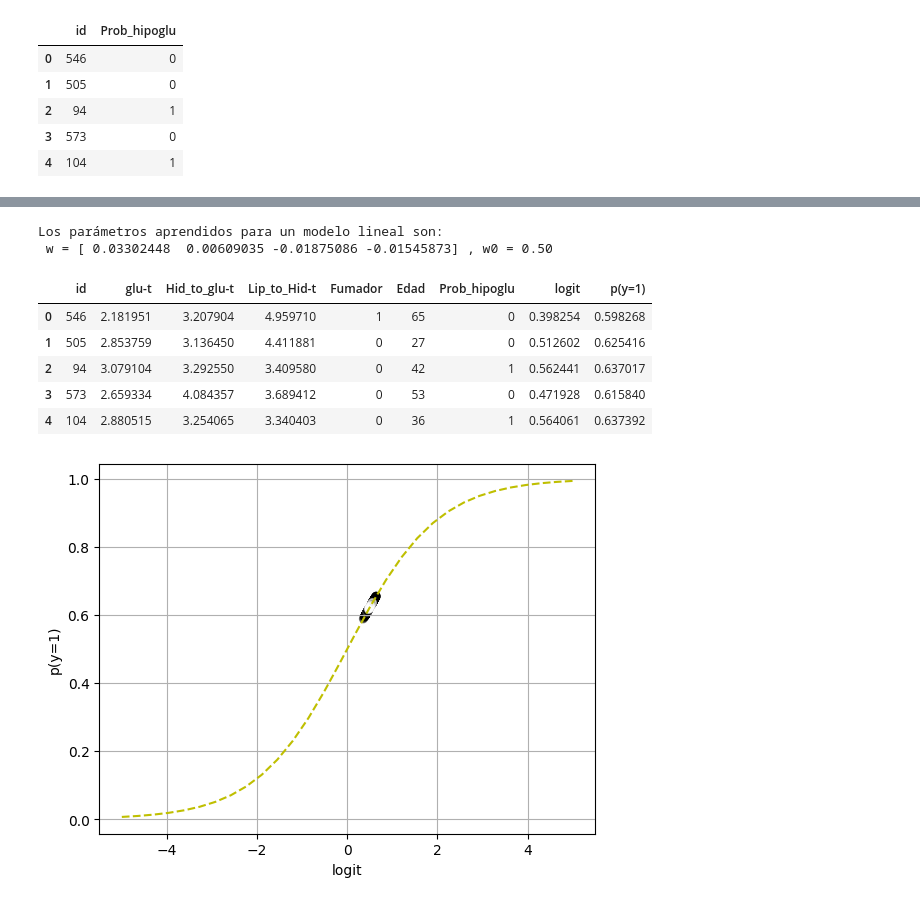
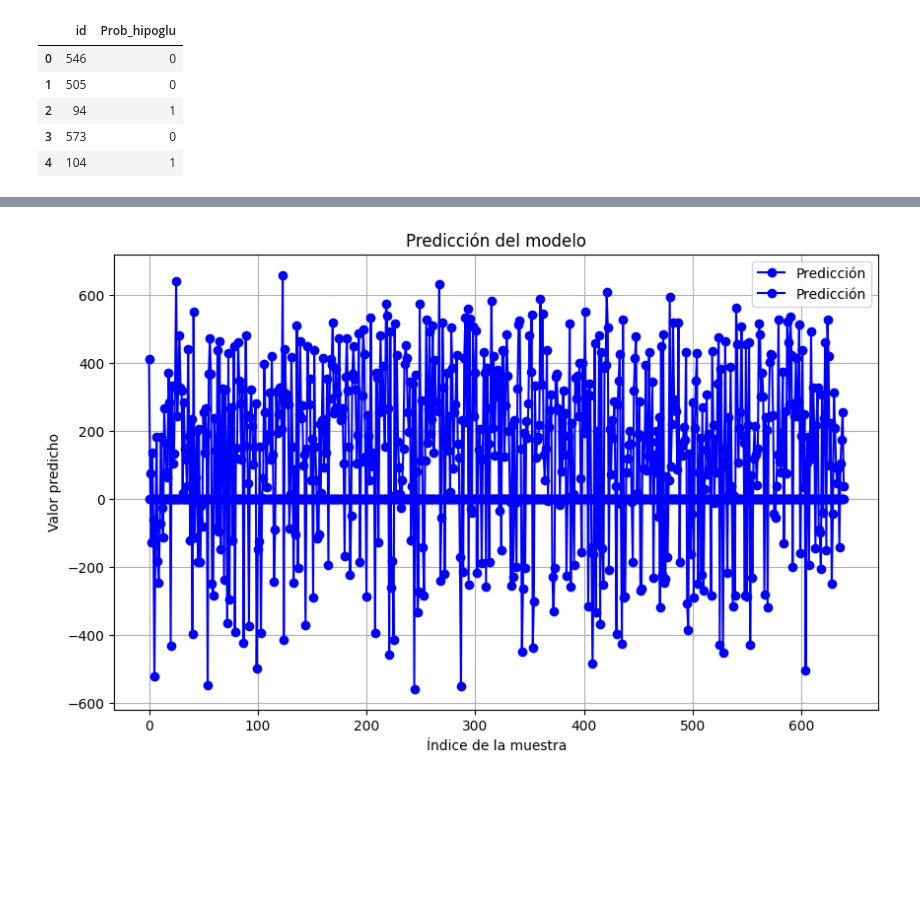
Before and after one commit to Di3g0E/G.-IA, a Jupyter notebook: Curso_2/Cuatri_2/AprendizajeAutomatico_1/Competicion_clase/Modelo de aprendizaje.ipynb, the cells around one changed output, grey strips where cells are left out. Drawn from its saved outputs; the diff is of its cells as text; code cells hidden in the pictures; blank space fills up the shorter version.

```diff
--- a/Curso_2/Cuatri_2/AprendizajeAutomatico_1/Competicion_clase/Modelo de aprendizaje.ipynb
+++ b/Curso_2/Cuatri_2/AprendizajeAutomatico_1/Competicion_clase/Modelo de aprendizaje.ipynb
@@ -182,46 +152,0 @@ plot_PCA(pca)
-# %%
-#-- Aprendizaje del modelo lineal:
-from sklearn import linear_model
-
-X = df_pca[['pca0','pca1', 'pca2', 'pca3']]
-Y = df_Y['Prob_hipoglu']
-
-reg = linear_model.LinearRegression()
-reg.fit(X,Y)
-y_hat1 = reg.predict(X)
-
-reg.fit(X,Y)
-print(f'Los parámetros aprendidos para un modelo lineal son:')
-print(f' w = {reg.coef_} , w0 = {reg.intercept_:0.2f}')
-# %% [output]
-Los parámetros aprendidos para un modelo lineal son:
- w = [ 0.03302448  0.00609035 -0.01875086 -0.01545873] , w0 = 0.50
-# %%
-#-- Obtenemos los logits
-logit = reg.predict(X)
-
-#-- Convertimos los logits en probabilidad de pertenecer a la clase "1"
-def logistic_fun(x):
-    return 1 / (1 + np.exp(-x))
-
-df_complete["logit"]=logit
-df_complete['p(y=1)']=logistic_fun(logit)
-df_complete.head()
-# %% [output]
-|  | id | glu-t | Hid_to_glu-t | Lip_to_Hid-t | Fumador | Edad | Prob_hipoglu | logit | p(y=1) |
-| 0 | 546 | 2.181951 | 3.207904 | 4.959710 | 1 | 65 | 0 | 0.398254 | 0.598268 |
-| 1 | 505 | 2.853759 | 3.136450 | 4.411881 | 0 | 27 | 0 | 0.512602 | 0.625416 |
-| 2 | 94 | 3.079104 | 3.292550 | 3.409580 | 0 | 42 | 1 | 0.562441 | 0.637017 |
-| 3 | 573 | 2.659334 | 4.084357 | 3.689412 | 0 | 53 | 0 | 0.471928 | 0.615840 |
-| 4 | 104 | 2.880515 | 3.254065 | 3.340403 | 0 | 36 | 1 | 0.564061 | 0.637392 |
-# %%
-colors=df_complete['Prob_hipoglu'].copy()
-colors[colors==1]=1
-colors[colors==-1]=0
-df_complete.plot.scatter(x='logit', y='p(y=1)', c=colors, s=30, alpha=0.5)
-range_logit = np.linspace(-5,5,30)
-plt.plot(range_logit, logistic_fun(range_logit), 'y--')
-plt.grid()
-plt.show()
-# %% [output]
-[figure, removed]
@@ -229,0 +187,19 @@ test = pd.DataFrame
+# %%
+import matplotlib.pyplot as plt
+
+# Suponiendo que tienes un DataFrame llamado 'test' que contiene tus datos de prueba
+# Suponiendo que 'prediccion' contiene las predicciones del modelo
+
+# Graficar las predicciones
+plt.figure(figsize=(10, 6))
+plt.plot(prediccion, label='Predicción', marker='o', color='blue')
+
+# Puedes ajustar la gráfica según sea necesario
+plt.title('Predicción del modelo')
+plt.xlabel('Índice de la muestra')
+plt.ylabel('Valor predicho')
+plt.grid(True)
+plt.legend()
+plt.show()
+# %% [output]
+[figure, added]
```
Also changed, not shown: parts of 9 cells of this notebook.
